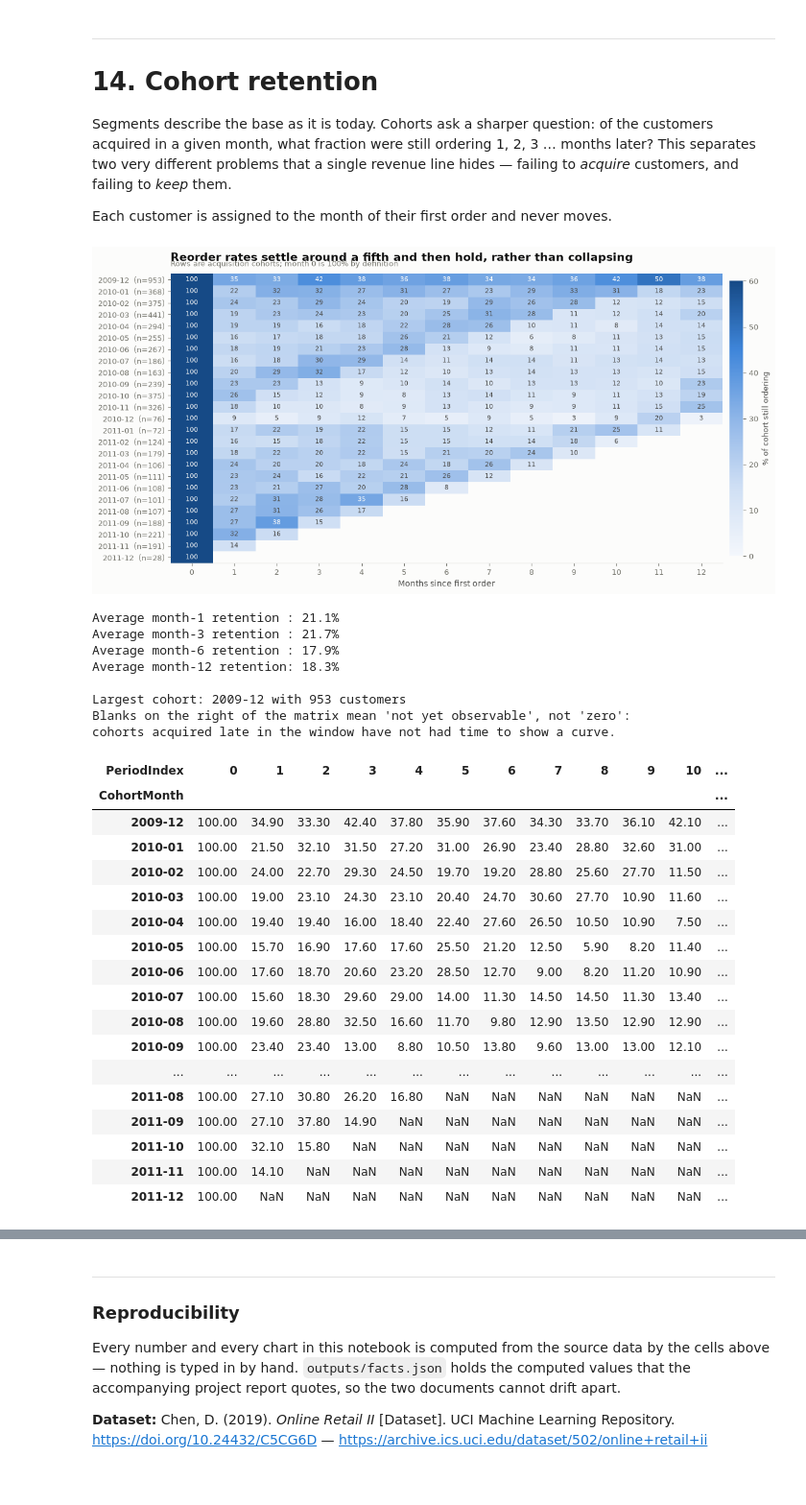
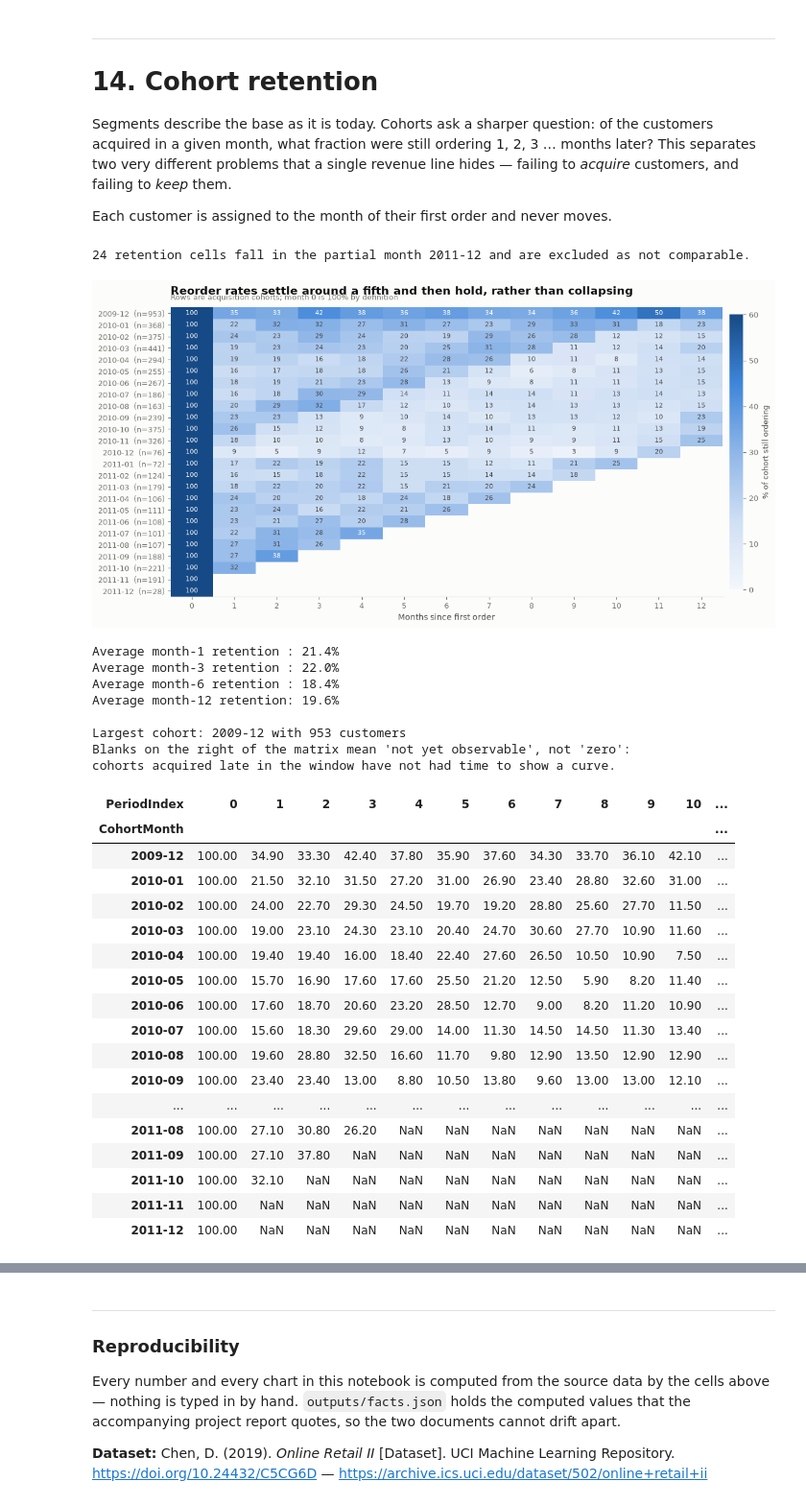
Before and after one commit to BU1lDR/IBM-BharatCares---Internship-CAPSTONE-PROJECT-, a Jupyter notebook: AryanVerma_RetailCustomerSegmentationAnalysis.ipynb, the cells around one changed output, grey strips where cells are left out. Shown at 96% size. Drawn from its saved outputs; the diff is of its cells as text; code cells hidden in the pictures.

```diff
--- a/AryanVerma_RetailCustomerSegmentationAnalysis.ipynb
+++ b/AryanVerma_RetailCustomerSegmentationAnalysis.ipynb
@@ -2083,6 +2260,22 @@ sizes = coh[coh["PeriodIndex"] == 0].groupby("CohortMonth")["CustomerID"].nuniqu
 counts = coh.pivot_table(index="CohortMonth", columns="PeriodIndex",
                          values="CustomerID", aggfunc="nunique", observed=True)
 retention = (counts.div(sizes, axis=0) * 100).round(1)
+
+# The log stops on 9 December 2011, so any cell whose observation month is that
+# final month covers nine days rather than a month and understates the cohort.
+# Blank those cells for the same reason the revenue chart drops the partial month:
+# a nine-day window is not comparable with a full one. Month 0 is exempt - it is
+# 100% by definition, not a measurement.
+partial_month = sales_id["InvoiceMonth"].max()
+partial_cells = 0
+for k in (c for c in retention.columns if c >= 1):
+    hit = (retention.index + k) == partial_month
+    partial_cells += int(hit.sum())
+    retention.loc[hit, k] = np.nan
+fact("partial_month_cells_masked", partial_cells)
+print(f"{partial_cells} retention cells fall in the partial month {partial_month} "
+      "and are excluded as not comparable.")
+
 retention.index = retention.index.astype(str)
 
 show = retention.iloc[:, :13]
@@ -2100,42 +2293,43 @@ for i in range(show.shape[0]):
             ax.annotate(f"{v:.0f}", (j, i), ha="center", va="center", fontsize=7.6,
                         color=SURFACE if v > 33 else INK_2)
 cb = fig.colorbar(im, ax=ax, pad=0.012, fraction=0.024)
 cb.set_label("% of cohort still ordering", color=INK_2, fontsize=9.5)
 cb.outline.set_visible(False)
 titled(ax, "Reorder rates settle around a fifth and then hold, rather than collapsing",
         "Rows are acquisition cohorts; month 0 is 100% by definition")
 save(fig, "14_cohort_retention")
 plt.show()
 
 m1 = retention[1].dropna()
 m3 = retention[3].dropna() if 3 in retention.columns else pd.Series(dtype=float)
 m6 = retention[6].dropna() if 6 in retention.columns else pd.Series(dtype=float)
 m12 = retention[12].dropna() if 12 in retention.columns else pd.Series(dtype=float)
 fact("retention_m1_mean", round(float(m1.mean()), 1))
 fact("retention_m3_mean", round(float(m3.mean()), 1) if len(m3) else None)
 fact("retention_m6_mean", round(float(m6.mean()), 1) if len(m6) else None)
 fact("retention_m12_mean", round(float(m12.mean()), 1) if len(m12) else None)
 fact("largest_cohort", str(sizes.idxmax()))
 fact("largest_cohort_size", int(sizes.max()))
 fact("first_cohort_size", int(sizes.iloc[0]))
 print(f"Average month-1 retention : {m1.mean():.1f}%")
 print(f"Average month-3 retention : {m3.mean():.1f}%")
 print(f"Average month-6 retention : {m6.mean():.1f}%")
 print(f"Average month-12 retention: {m12.mean():.1f}%")
 print(f"\nLargest cohort: {sizes.idxmax()} with {sizes.max():,} customers")
 print("Blanks on the right of the matrix mean 'not yet observable', not 'zero':")
 print("cohorts acquired late in the window have not had time to show a curve.")
 retention
 # %% [output]
+24 retention cells fall in the partial month 2011-12 and are excluded as not comparable.
-[figure, old version]
+[figure, new version]
-Average month-1 retention : 21.1%
-Average month-3 retention : 21.7%
-Average month-6 retention : 17.9%
-Average month-12 retention: 18.3%
-
-Largest cohort: 2009-12 with 953 customers
-Blanks on the right of the matrix mean 'not yet observable', not 'zero':
-cohorts acquired late in the window have not had time to show a curve.
+Average month-1 retention : 21.4%
+Average month-3 retention : 22.0%
+Average month-6 retention : 18.4%
+Average month-12 retention: 19.6%
+
+Largest cohort: 2009-12 with 953 customers
+Blanks on the right of the matrix mean 'not yet observable', not 'zero':
+cohorts acquired late in the window have not had time to show a curve.
 | PeriodIndex | 0 | 1 | 2 | 3 | 4 | 5 | 6 | 7 | 8 | 9 | 10 | ... |
 | CohortMonth |  |  |  |  |  |  |  |  |  |  |  | ... |
 | 2009-12 | 100.00 | 34.90 | 33.30 | 42.40 | 37.80 | 35.90 | 37.60 | 34.30 | 33.70 | 36.10 | 42.10 | ... |
@@ -2149,10 +2343,10 @@ cohorts acquired late in the window have not had time to show a curve.
 | 2010-08 | 100.00 | 19.60 | 28.80 | 32.50 | 16.60 | 11.70 | 9.80 | 12.90 | 13.50 | 12.90 | 12.90 | ... |
 | 2010-09 | 100.00 | 23.40 | 23.40 | 13.00 | 8.80 | 10.50 | 13.80 | 9.60 | 13.00 | 13.00 | 12.10 | ... |
 | ... | ... | ... | ... | ... | ... | ... | ... | ... | ... | ... | ... | ... |
-| 2011-08 | 100.00 | 27.10 | 30.80 | 26.20 | 16.80 | NaN | NaN | NaN | NaN | NaN | NaN | ... |
-| 2011-09 | 100.00 | 27.10 | 37.80 | 14.90 | NaN | NaN | NaN | NaN | NaN | NaN | NaN | ... |
-| 2011-10 | 100.00 | 32.10 | 15.80 | NaN | NaN | NaN | NaN | NaN | NaN | NaN | NaN | ... |
-| 2011-11 | 100.00 | 14.10 | NaN | NaN | NaN | NaN | NaN | NaN | NaN | NaN | NaN | ... |
+| 2011-08 | 100.00 | 27.10 | 30.80 | 26.20 | NaN | NaN | NaN | NaN | NaN | NaN | NaN | ... |
+| 2011-09 | 100.00 | 27.10 | 37.80 | NaN | NaN | NaN | NaN | NaN | NaN | NaN | NaN | ... |
+| 2011-10 | 100.00 | 32.10 | NaN | NaN | NaN | NaN | NaN | NaN | NaN | NaN | NaN | ... |
+| 2011-11 | 100.00 | NaN | NaN | NaN | NaN | NaN | NaN | NaN | NaN | NaN | NaN | ... |
 | 2011-12 | 100.00 | NaN | NaN | NaN | NaN | NaN | NaN | NaN | NaN | NaN | NaN | ... |
 # %%
 # Cohort quality: does a bigger cohort retain as well as a small one?
```
Also changed, not shown: parts of 29 cells of this notebook.
